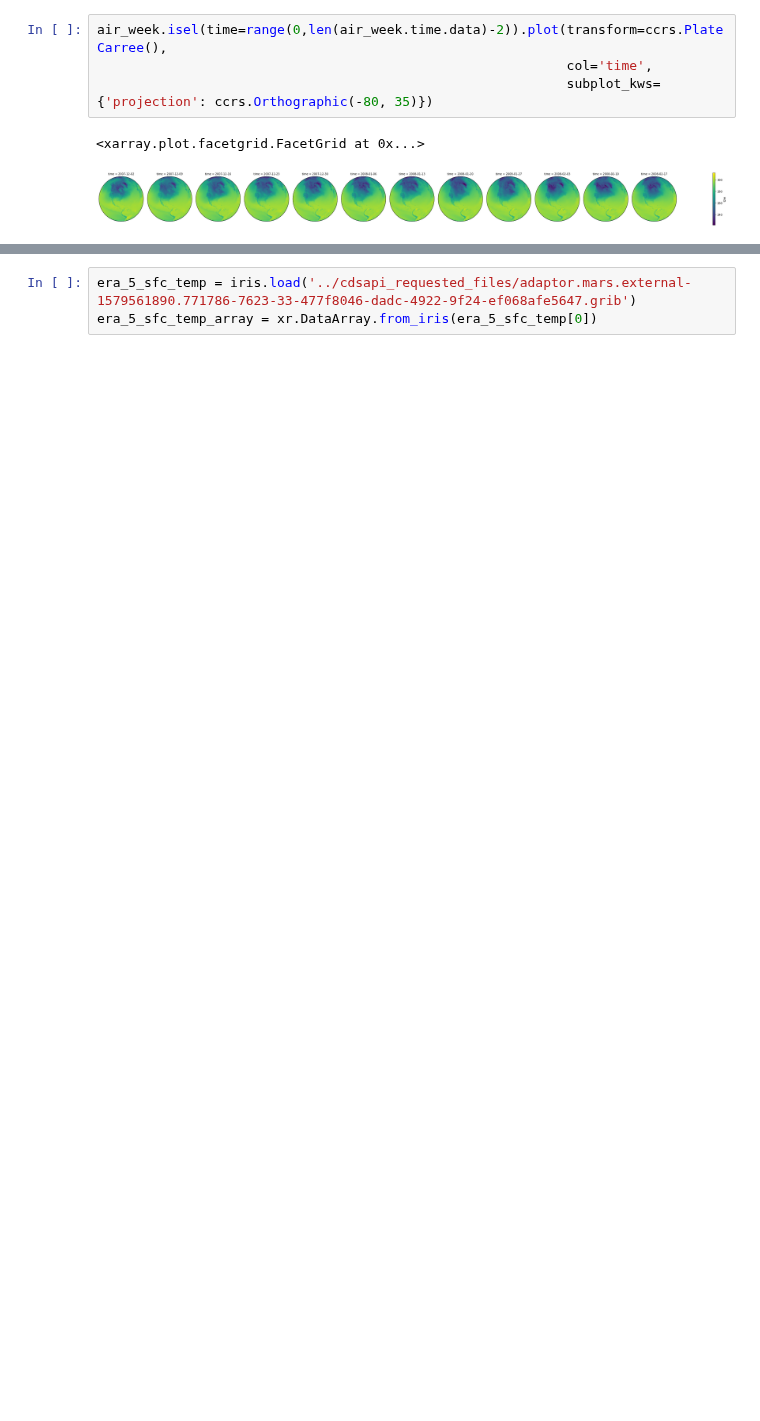
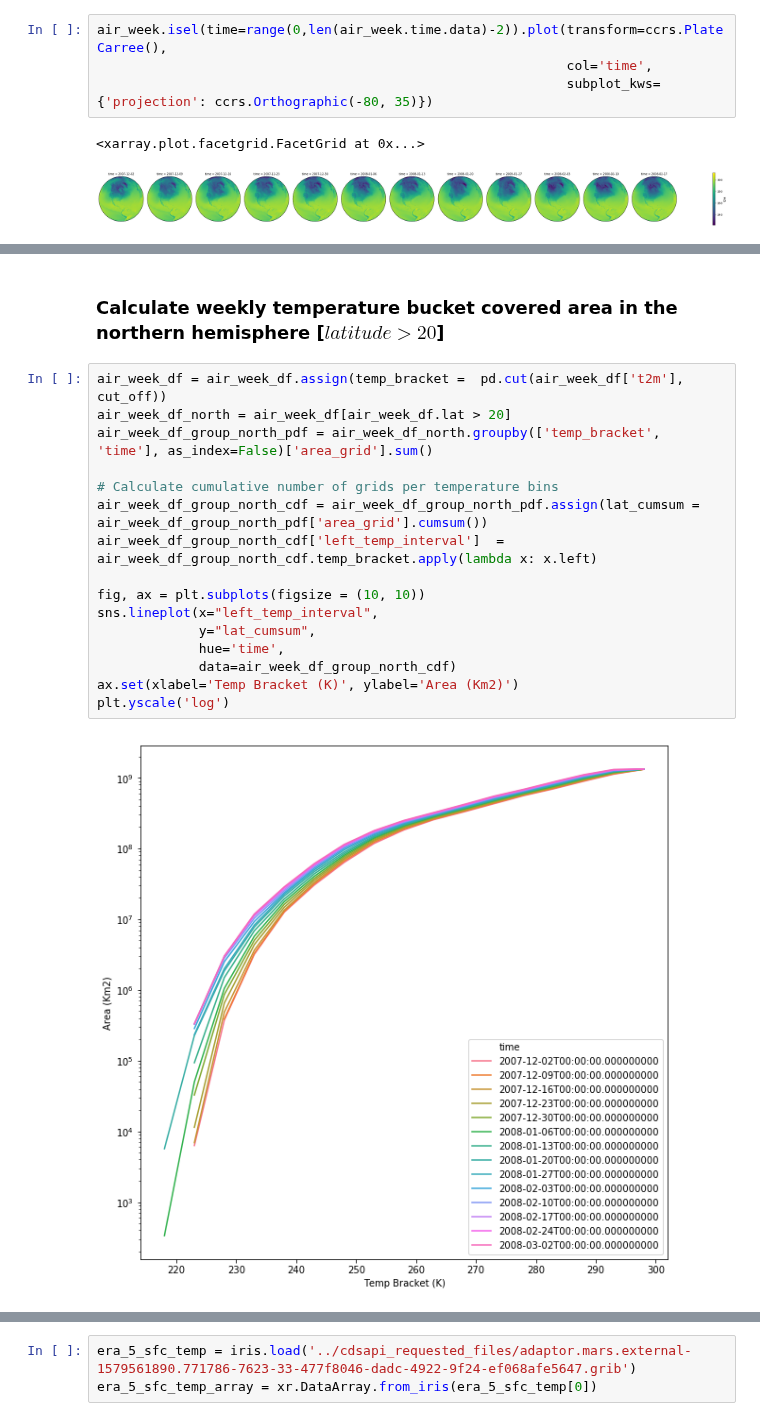
Before and after one commit to geosciences-data-practicum/reanalysis_getter, a Jupyter notebook: analysis/winter_test.ipynb, the cells around one changed output, grey strips where cells are left out. Saved outputs shown, nothing was run; the diff lists cells and outputs as text; blank space fills up the shorter version.

```diff
--- a/analysis/winter_test.ipynb
+++ b/analysis/winter_test.ipynb
@@ -101,0 +148,20 @@ air_week_df_group = air_week_df.groupby(['temp_bracket', 'time'], as_index=False
+# %% [markdown]
+###  Calculate weekly temperature bucket covered area in the northern hemisphere [$latitude > 20$]
+# %%
+air_week_df = air_week_df.assign(temp_bracket =  pd.cut(air_week_df['t2m'], cut_off))
+air_week_df_north = air_week_df[air_week_df.lat > 20]
+air_week_df_group_north_pdf = air_week_df_north.groupby(['temp_bracket', 'time'], as_index=False)['area_grid'].sum()
+
+# Calculate cumulative number of grids per temperature bins
+air_week_df_group_north_cdf = air_week_df_group_north_pdf.assign(lat_cumsum = air_week_df_group_north_pdf['area_grid'].cumsum())
+air_week_df_group_north_cdf['left_temp_interval']  = air_week_df_group_north_cdf.temp_bracket.apply(lambda x: x.left)
+
+fig, ax = plt.subplots(figsize = (10, 10))
+sns.lineplot(x="left_temp_interval",
+             y="lat_cumsum",
+             hue='time',
+             data=air_week_df_group_north_cdf)
+ax.set(xlabel='Temp Bracket (K)', ylabel='Area (Km2)')
+plt.yscale('log')
+# %% [output]
+[figure, added]
```
Also changed, not shown: parts of 37 cells of this notebook.
